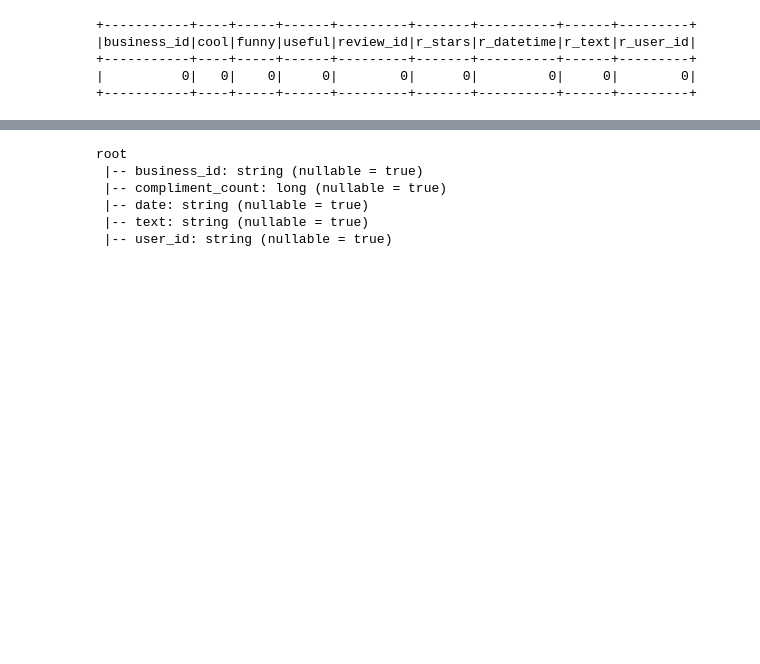
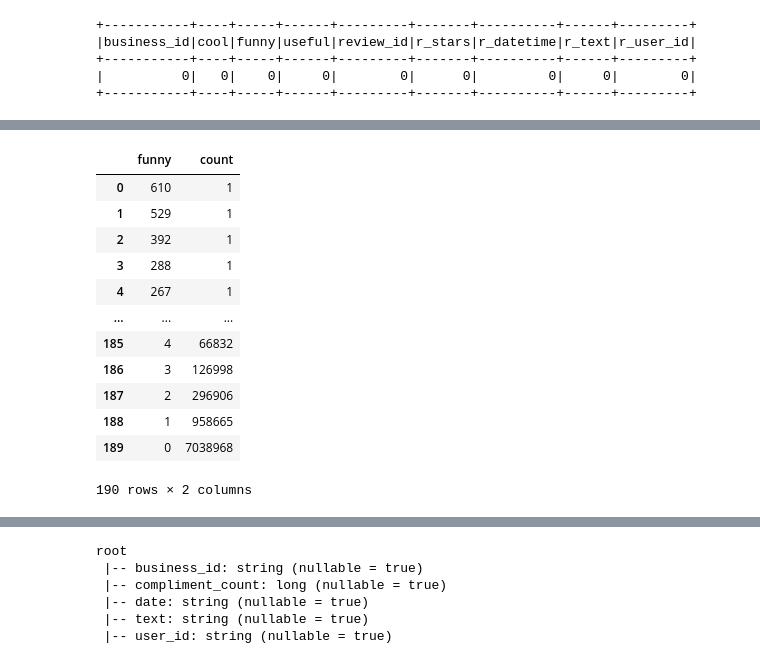
Before and after one commit to Necronoxia/Cdac_proj_yelp, a Jupyter notebook: EDA.ipynb, the cells around one changed output, grey strips where cells are left out. Cells and saved outputs as stored; diff of their text form; code cells hidden in the pictures; blank space fills up the shorter version.

```diff
--- a/EDA.ipynb
+++ b/EDA.ipynb
@@ -230,3 +269,19 @@ df3_1.describe().toPandas()
+# %%
+df3_1.groupby("funny").count().sort("funny",ascending=False).toPandas()
+# %% [output]
+|  | funny | count |
+| 0 | 610 | 1 |
+| 1 | 529 | 1 |
+| 2 | 392 | 1 |
+| 3 | 288 | 1 |
+| 4 | 267 | 1 |
+| ... | ... | ... |
+| 185 | 4 | 66832 |
+| 186 | 3 | 126998 |
+| 187 | 2 | 296906 |
+| 188 | 1 | 958665 |
+| 189 | 0 | 7038968 |
+190 rows × 2 columns
 # %%
 df4.limit(10).toPandas()
 # %% [output]
```
Also changed, not shown: parts of 10 cells of this notebook.
